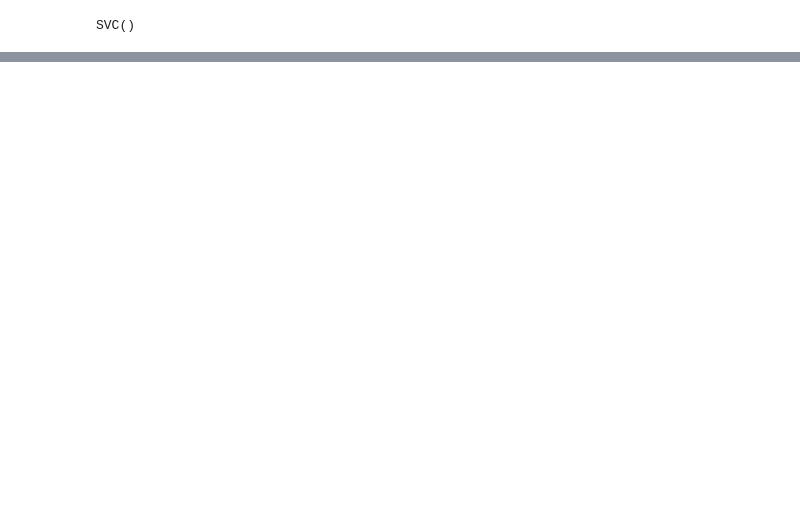
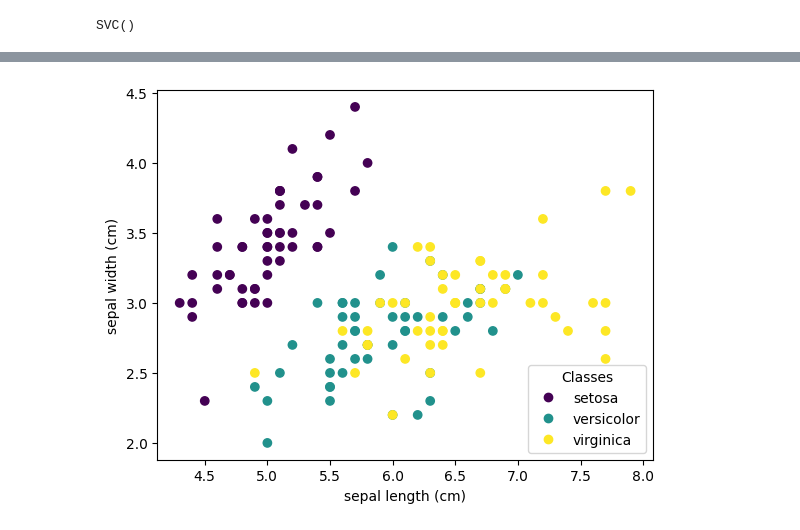
Before and after one commit to MACtion-Potential/SN_2023, a Jupyter notebook: ML Practice/jacob_practice.ipynb, the cells around one changed output, grey strips where cells are left out. Drawn from its saved outputs; the diff is of its cells as text; code cells hidden in the pictures; blank space fills up the shorter version.

```diff
--- a/ML Practice/jacob_practice.ipynb
+++ b/ML Practice/jacob_practice.ipynb
@@ -198,0 +269,19 @@ accuracy= 0.84
+# %%
+#attempting to do some PCA analysis
+#this is data from the sklearn website, we are just importing and plotting it
+
+iris = datasets.load_iris()
+
+#print(iris.data)
+#print(iris.data[:,0])
+#print(iris.data[:,1])
+
+#stealing this from the sklearn website, each flower has 5 characteristics, here we are plotting two of them, you can see there is some variation
+_, ax = plt.subplots()
+scatter = ax.scatter(iris.data[:, 0], iris.data[:, 1], c=iris.target)
+ax.set(xlabel=iris.feature_names[0], ylabel=iris.feature_names[1])
+_ = ax.legend(
+    scatter.legend_elements()[0], iris.target_names, loc="lower right", title="Classes"
+)
+# %% [output]
+[figure, added]
```
Also changed, not shown: parts of 16 cells of this notebook.
